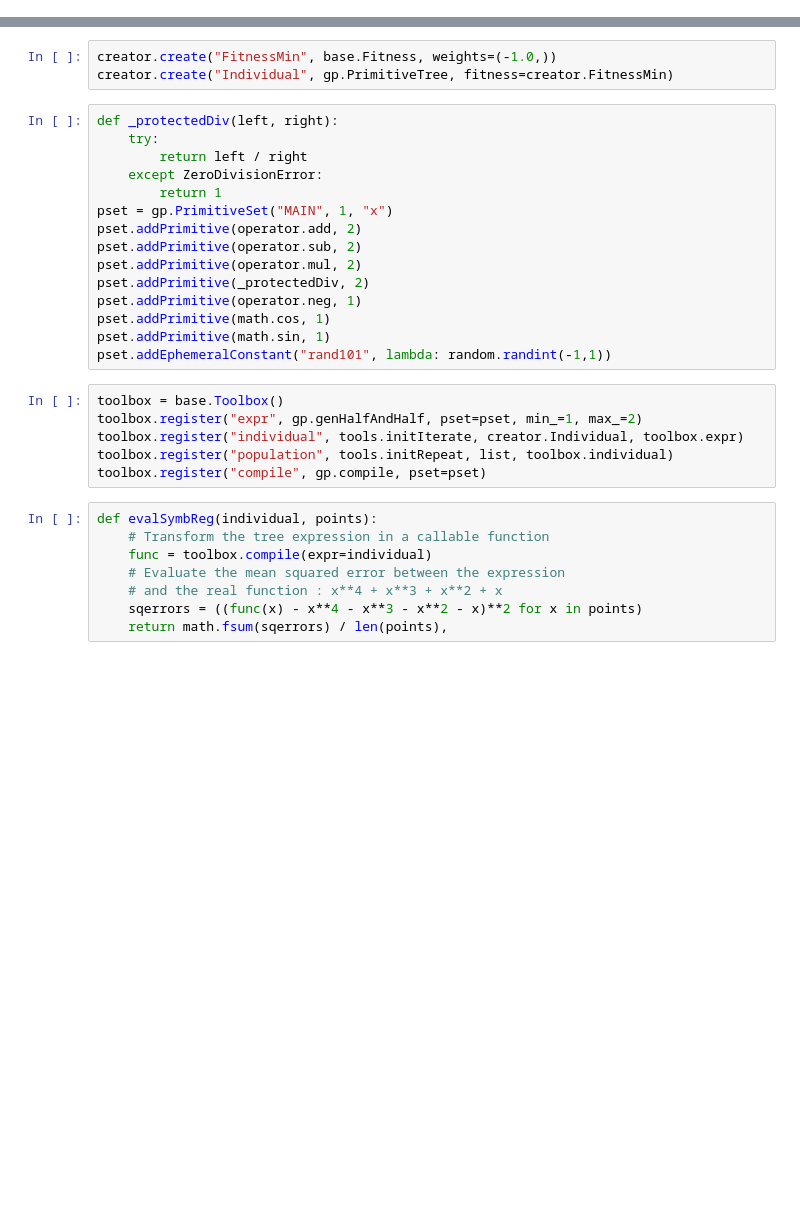
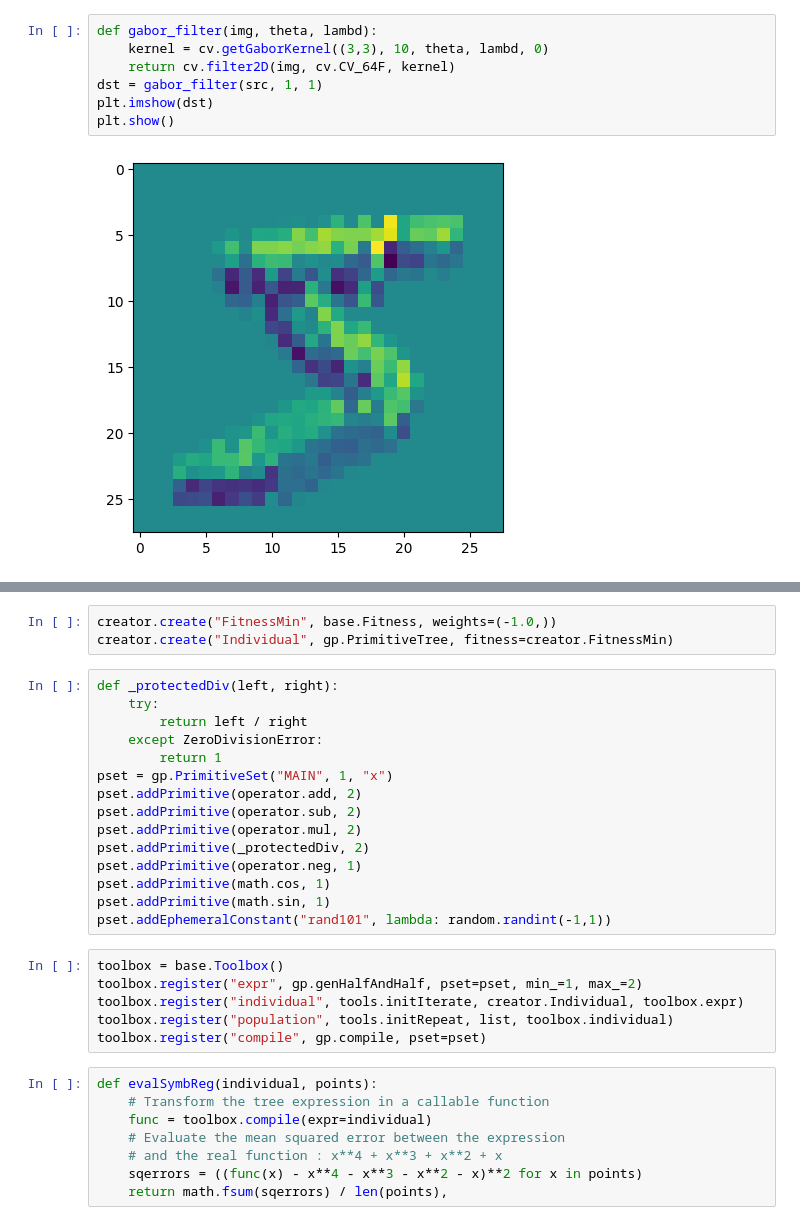
Before and after one commit to brunus-reberes/fl-exp, a Jupyter notebook: src/image_classification.ipynb, the cells around one changed output, grey strips where cells are left out. Saved outputs shown, nothing was run; the diff lists cells and outputs as text; blank space fills up the shorter version.

```diff
--- a/src/image_classification.ipynb
+++ b/src/image_classification.ipynb
@@ -30,0 +41,9 @@ plt.show()
+# %%
+def gabor_filter(img, theta, lambd):
+    kernel = cv.getGaborKernel((3,3), 10, theta, lambd, 0)
+    return cv.filter2D(img, cv.CV_64F, kernel)
+dst = gabor_filter(src, 1, 1)
+plt.imshow(dst)
+plt.show()
+# %% [output]
+[figure, added]
```
Also changed, not shown: parts of 27 cells of this notebook.
